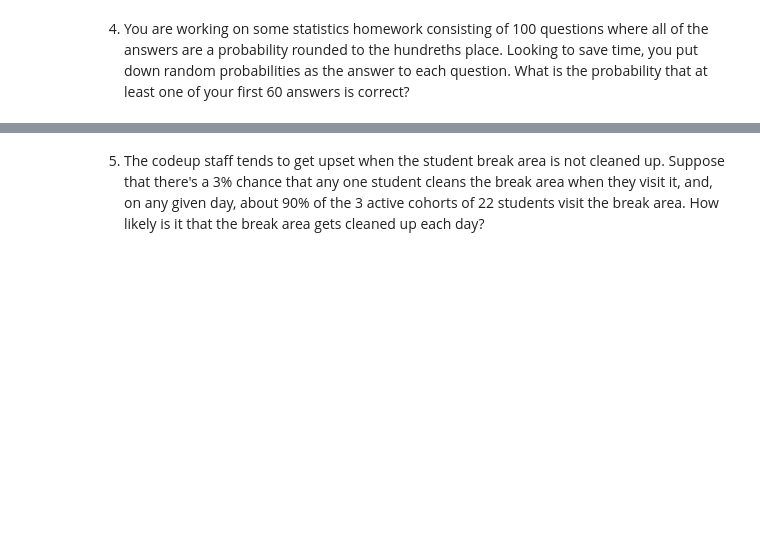
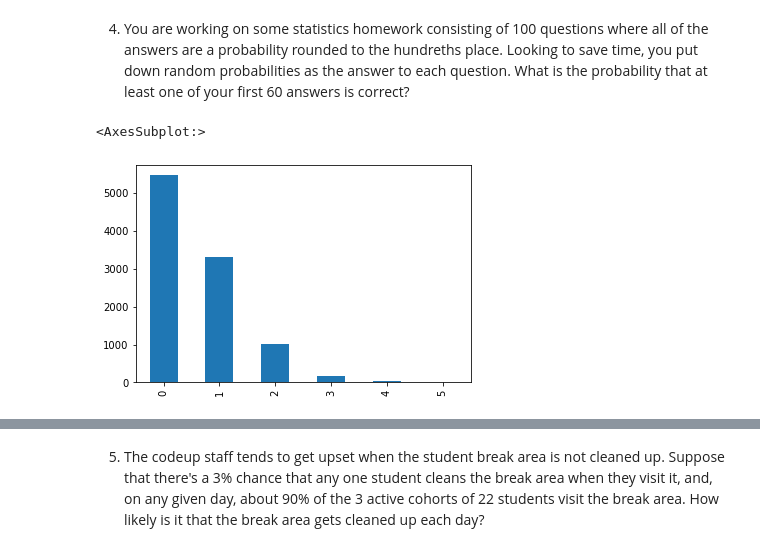
Before and after one commit to jesse-d-marder/statistics-exercises, a Jupyter notebook: probability_distributions.ipynb, the cells around one changed output, grey strips where cells are left out. Cells and saved outputs as stored; diff of their text form; code cells hidden in the pictures; blank space fills up the shorter version.

```diff
--- a/probability_distributions.ipynb
+++ b/probability_distributions.ipynb
@@ -29,3 +148,11 @@ What grade point average is required to be in the top 5% of the graduating class
 # %% [markdown]
 4. You are working on some statistics homework consisting of 100 questions where all of the answers are a probability rounded to the hundreths place. Looking to save time, you put down random probabilities as the answer to each question.
 What is the probability that at least one of your first 60 answers is correct?
+# %%
+n_trials = 60
+p = 1/len(np.linspace(0,1,101))
+# %%
+pd.Series(stats.binom(60, p).rvs(10000)).value_counts().sort_index().plot.bar()
+# %% [output]
+<AxesSubplot:>
+[figure, added]
```
Also changed, not shown: parts of 45 cells of this notebook.
